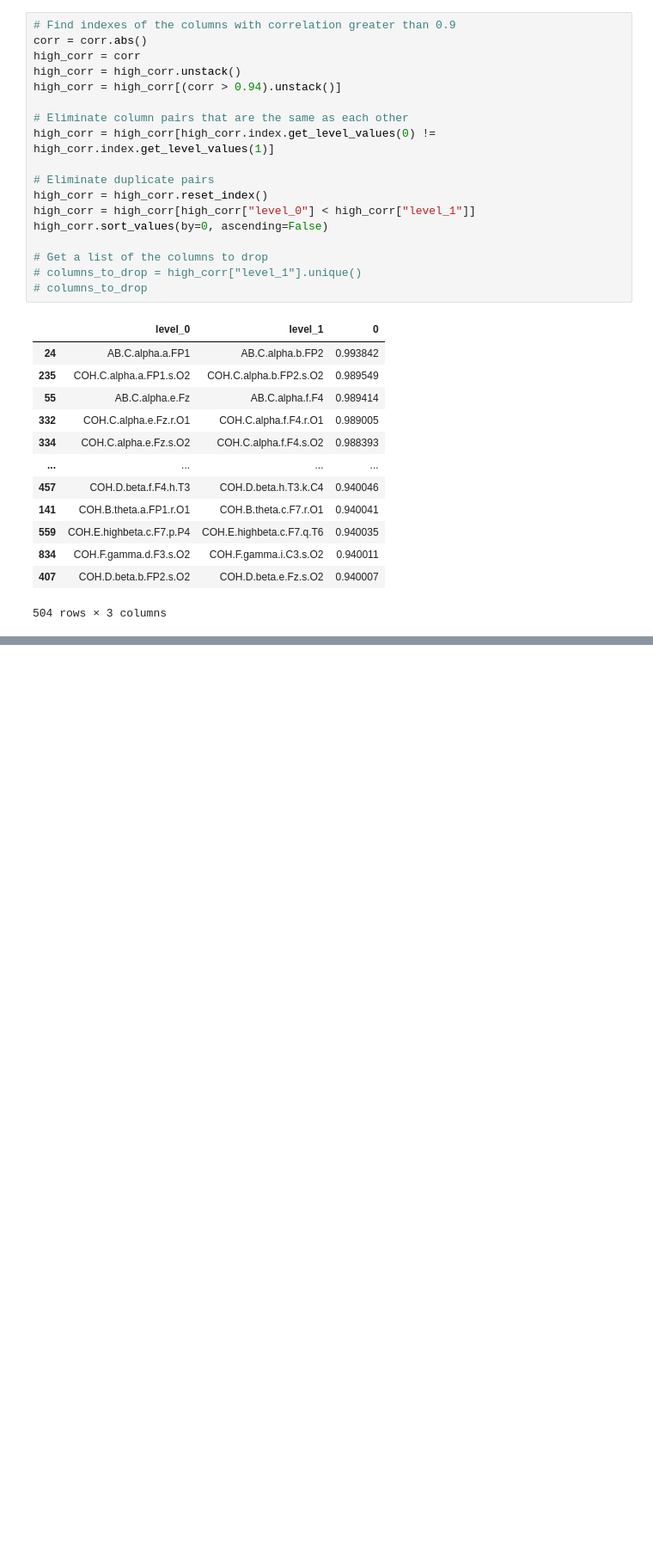
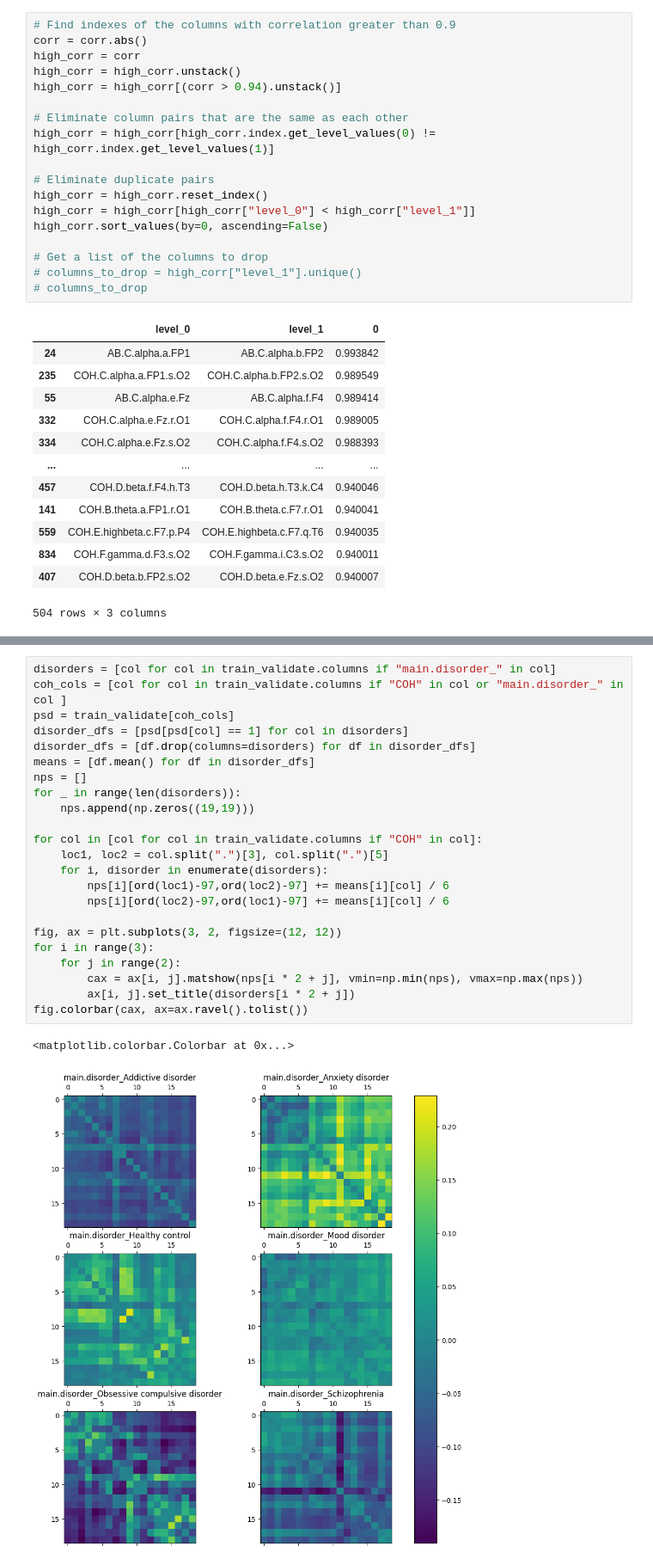
Before and after one commit to benwillallen/RiceDatathon2025, a Jupyter notebook: EDA/correlations.ipynb, the cells around one changed output, grey strips where cells are left out. Shown: that part at 86% size. Cells and saved outputs as stored; diff of their text form; blank space fills up the shorter version.

```diff
--- a/EDA/correlations.ipynb
+++ b/EDA/correlations.ipynb
@@ -128,0 +147,26 @@ high_corr.sort_values(by=0, ascending=False)
+# %%
+disorders = [col for col in train_validate.columns if "main.disorder_" in col]
+coh_cols = [col for col in train_validate.columns if "COH" in col or "main.disorder_" in col ]
+psd = train_validate[coh_cols]
+disorder_dfs = [psd[psd[col] == 1] for col in disorders]
+disorder_dfs = [df.drop(columns=disorders) for df in disorder_dfs]
+means = [df.mean() for df in disorder_dfs]
+nps = []
+for _ in range(len(disorders)):
+    nps.append(np.zeros((19,19)))
+
+for col in [col for col in train_validate.columns if "COH" in col]:
+    loc1, loc2 = col.split(".")[3], col.split(".")[5]
+    for i, disorder in enumerate(disorders):
+        nps[i][ord(loc1)-97,ord(loc2)-97] += means[i][col] / 6
+        nps[i][ord(loc2)-97,ord(loc1)-97] += means[i][col] / 6
+
+fig, ax = plt.subplots(3, 2, figsize=(12, 12))
+for i in range(3):
+    for j in range(2):
+        cax = ax[i, j].matshow(nps[i * 2 + j], vmin=np.min(nps), vmax=np.max(nps))
+        ax[i, j].set_title(disorders[i * 2 + j])
+fig.colorbar(cax, ax=ax.ravel().tolist())
+# %% [output]
+<matplotlib.colorbar.Colorbar at 0x...>
+[figure, added]
```
Also changed, not shown: parts of 4 cells of this notebook.
